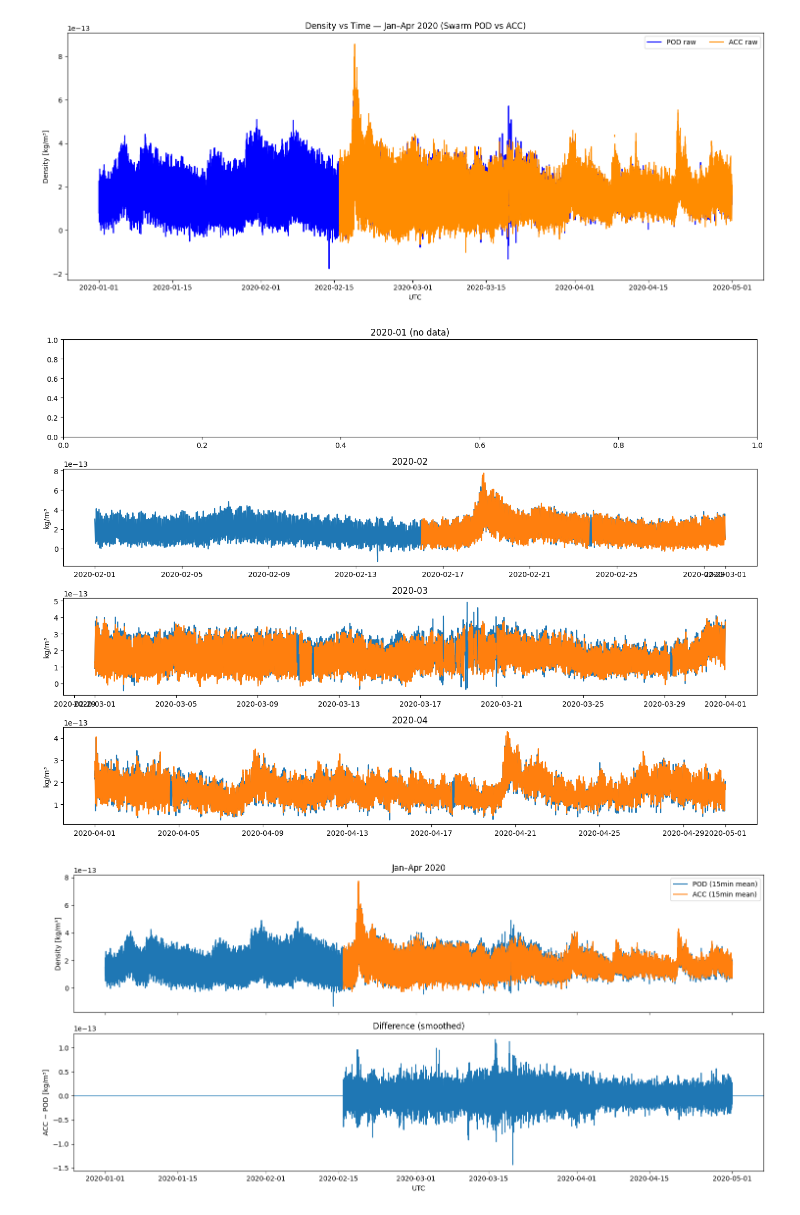
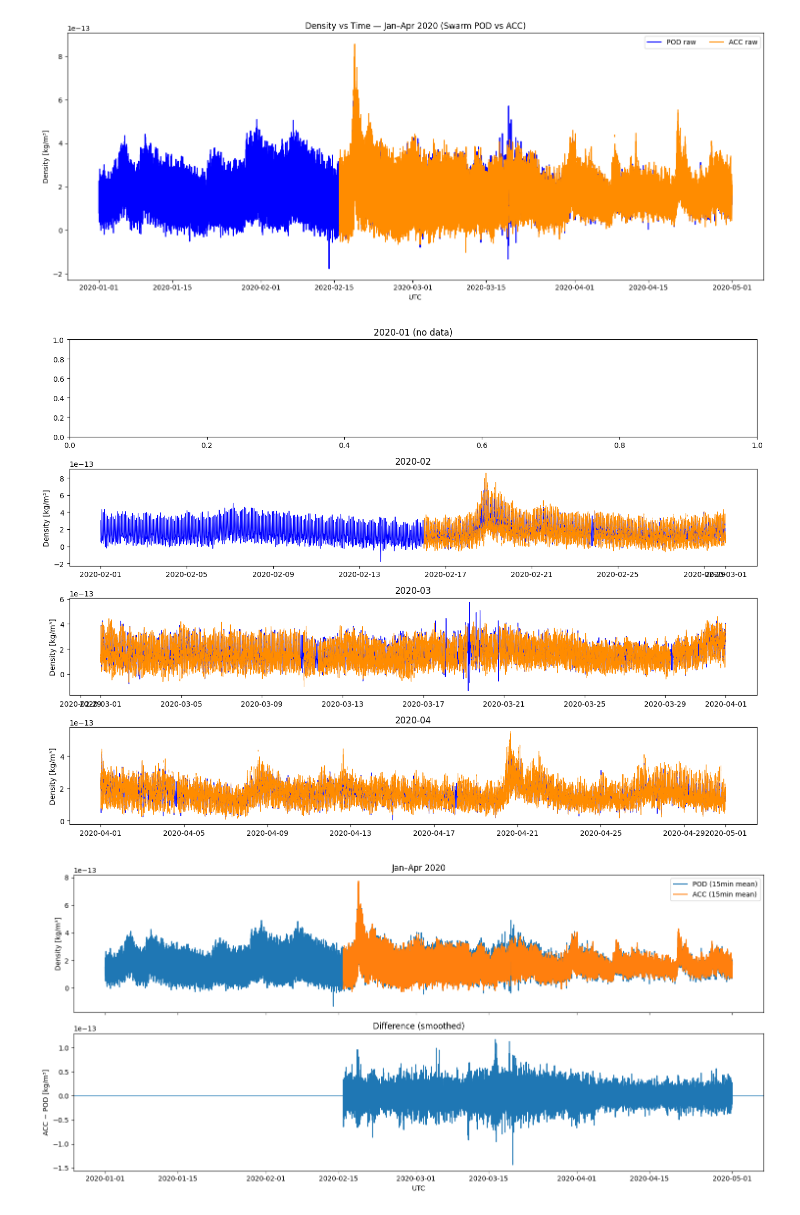
Before and after one commit to ryuabesei/testdata, a Jupyter notebook: firstdata.ipynb, the cells around one changed output. Saved outputs shown, nothing was run; the diff lists cells and outputs as text; code cells hidden in the pictures.

```diff
--- a/firstdata.ipynb
+++ b/firstdata.ipynb
@@ -516,37 +580,43 @@ plt.tight_layout(); plt.show()
 # %%
 
 DNS_POD = pickle.load(open("DNS_POD_2020.pkl","rb"))
 DNS_ACC = pickle.load(open("DNS_ACC_2020.pkl","rb"))
 
 def concat_dns_month(DNS, y, m):
     start = pd.Timestamp(y, m, 1)
     end   = (start + pd.offsets.MonthEnd(1)).replace(hour=23, minute=59, second=59)
     frames=[]
     for k in sorted(DNS.keys()):
         df = DNS[k]["data"]
         if not df.empty:
             cut = df.loc[start:end]
             if not cut.empty: frames.append(cut)
     return pd.concat(frames).sort_index() if frames else pd.DataFrame()
 
 fig, axes = plt.subplots(4, 1, figsize=(14,10), sharex=False)
 for i, m in enumerate([1,2,3,4]):
     P = concat_dns_month(DNS_POD, 2020, m).rename(columns={"density":"rho_pod"})
     A = concat_dns_month(DNS_ACC, 2020, m).rename(columns={"density":"rho_acc"})
     if P.empty or A.empty:
         axes[i].set_title(f"2020-{m:02d} (no data)"); continue
+
     M = pd.merge_asof(P[["rho_pod"]].sort_index(),
                         A[["rho_acc"]].sort_index(),
                         left_index=True, right_index=True,
                         direction="nearest", tolerance=pd.Timedelta("30s"))
-    mv = M.rolling("15min", min_periods=1).mean()
-    axes[i].plot(mv.index, mv["rho_pod"], label="POD (15min mean)")
-    axes[i].plot(mv.index, mv["rho_acc"], label="ACC (15min mean)")
-    axes[i].set_ylabel("kg/m³"); axes[i].set_title(f"2020-{m:02d}")
+
+# 生データのみプロット
+    axes[i].plot(M.index, M["rho_pod"], color="blue",  linewidth=0.8, label="POD raw")
+    axes[i].plot(M.index, M["rho_acc"], color="darkorange", linewidth=0.8, label="ACC raw")
+
+    axes[i].set_ylabel("Density [kg/m³]")
+    axes[i].set_title(f"2020-{m:02d}")
     if i==0: axes[i].legend(ncol=2)
-plt.tight_layout(); plt.show()
+
+plt.tight_layout()
+plt.show()
 # %% [output]
-[figure, old version]
+[figure, new version]
 # %%
 
 
```
Also changed, not shown: parts of 1 cell of this notebook.
